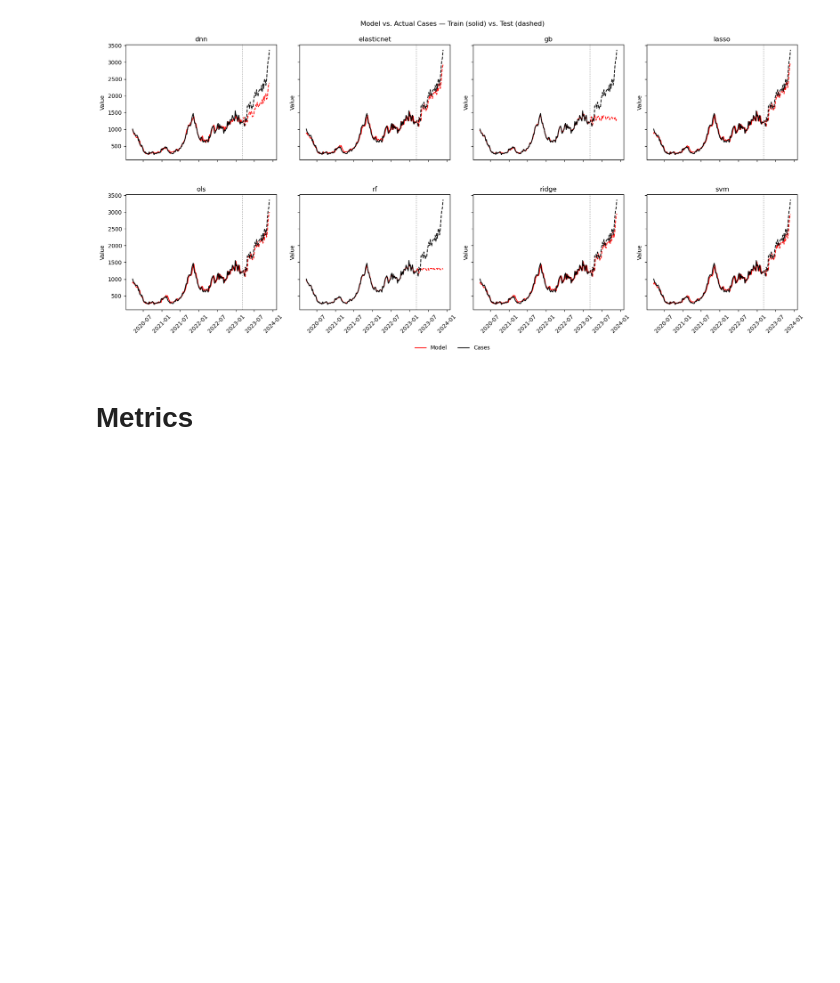
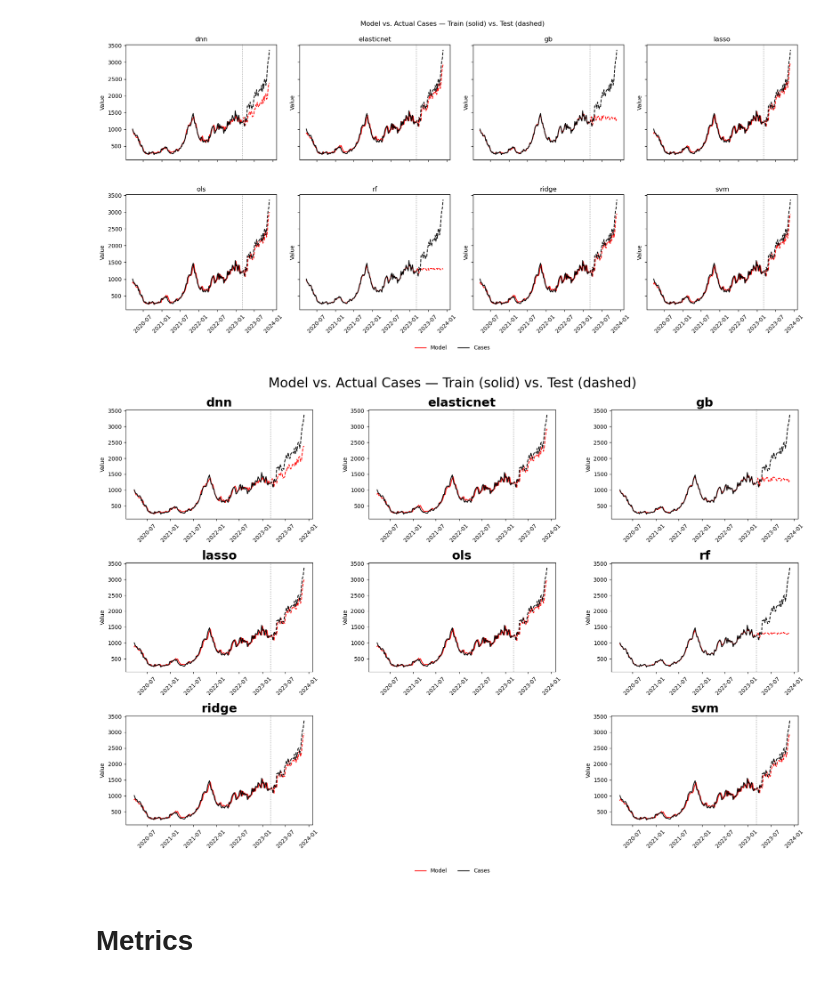
Before and after one commit to danielgvb/thesis, a Jupyter notebook: plotting/02_multivariate_series.ipynb, the cells around one changed output. Drawn from its saved outputs; the diff is of its cells as text; code cells hidden in the pictures; blank space fills up the shorter version.

```diff
--- a/plotting/02_multivariate_series.ipynb
+++ b/plotting/02_multivariate_series.ipynb
@@ -435,6 +435,73 @@ fig.savefig(output_dir + file_name + '.pdf', bbox_inches='tight')
 plt.show()
 # %% [output]
 [figure]
+# %%
+import matplotlib.pyplot as plt
+import matplotlib.gridspec as gridspec
+# Assuming df_dengue, y_cols, train_df, test_df, split_date, and output_dir are defined
+
+file_name = 'dengue_train_test_mv_slides'
+
+# ------------------------------------------------------------------
+# 1. Define the custom 3x3 grid using GridSpec
+#    This replaces the old plt.subplots(2, 4) call.
+# ------------------------------------------------------------------
+# Use a taller figure size to accommodate 3 rows
+fig = plt.figure(figsize=(18, 12))
+gs = gridspec.GridSpec(3, 3, figure=fig)
+
+axes = []
+
+# First 6 subplots: fill the first two rows
+for i in range(6):
+    ax = fig.add_subplot(gs[i // 3, i % 3])
+    axes.append(ax)
+
+# Last 2 subplots: place them in the corners of the last row for a centered look
+ax7 = fig.add_subplot(gs[2, 0])
+ax8 = fig.add_subplot(gs[2, 2])
+axes.extend([ax7, ax8])
+
+
+# ------------------------------------------------------------------
+# 2. The plotting loop remains the same, but with updated titles
+# ------------------------------------------------------------------
+for i, (ax, col) in enumerate(zip(axes, y_cols)):
+    # Model predictions : red
+    lbl_model = 'Model' if i == 0 else None
+    ax.plot(train_df['date'], train_df[col],  color='red', label=lbl_model)
+    ax.plot(test_df['date'],  test_df[col],   color='red', linestyle='--')
+
+    # Actual cases     : black (using 'dengue_1' as in your original script)
+    lbl_cases = 'Cases' if i == 0 else None
+    ax.plot(train_df['date'], train_df['dengue_1'], color='black', label=lbl_cases)
+    ax.plot(test_df['date'],  test_df['dengue_1'],  color='black', linestyle='--')
+
+    # vertical separator
+    ax.axvline(split_date, color='grey', linestyle=':', lw=1)
+
+    # Use the larger, bolded titles from the first plot's style
+    ax.set_title(col, fontsize=22, fontweight='bold')
+    ax.set_ylabel('Value')
+    ax.tick_params(axis='x', rotation=45)
+
+# ------------------------------------------------------------------
+# 3. Finalization code remains the same
+# ------------------------------------------------------------------
+# Shared legend
+handles, labels = axes[0].get_legend_handles_labels()
+fig.legend(handles, labels, loc='lower center',
+           ncol=2, frameon=False, bbox_to_anchor=(0.5, -0.02))
+
+fig.tight_layout(rect=[0, 0.03, 1, 1])
+fig.suptitle('Model vs. Actual Cases — Train (solid) vs. Test (dashed)', y=1.03, fontsize=24) # Increased suptitle font
+plt.subplots_adjust(hspace=0.4, wspace=0.3) # Increased spacing for larger titles
+
+# save the figure as pdf in the output_dir
+fig.savefig(output_dir + file_name + '.pdf', bbox_inches='tight')
+plt.show()
+# %% [output]
+[figure, added]
 # %% [markdown]
 # Metrics
 # %%
```
Also changed, not shown: parts of 4 cells of this notebook, 6 other files.
